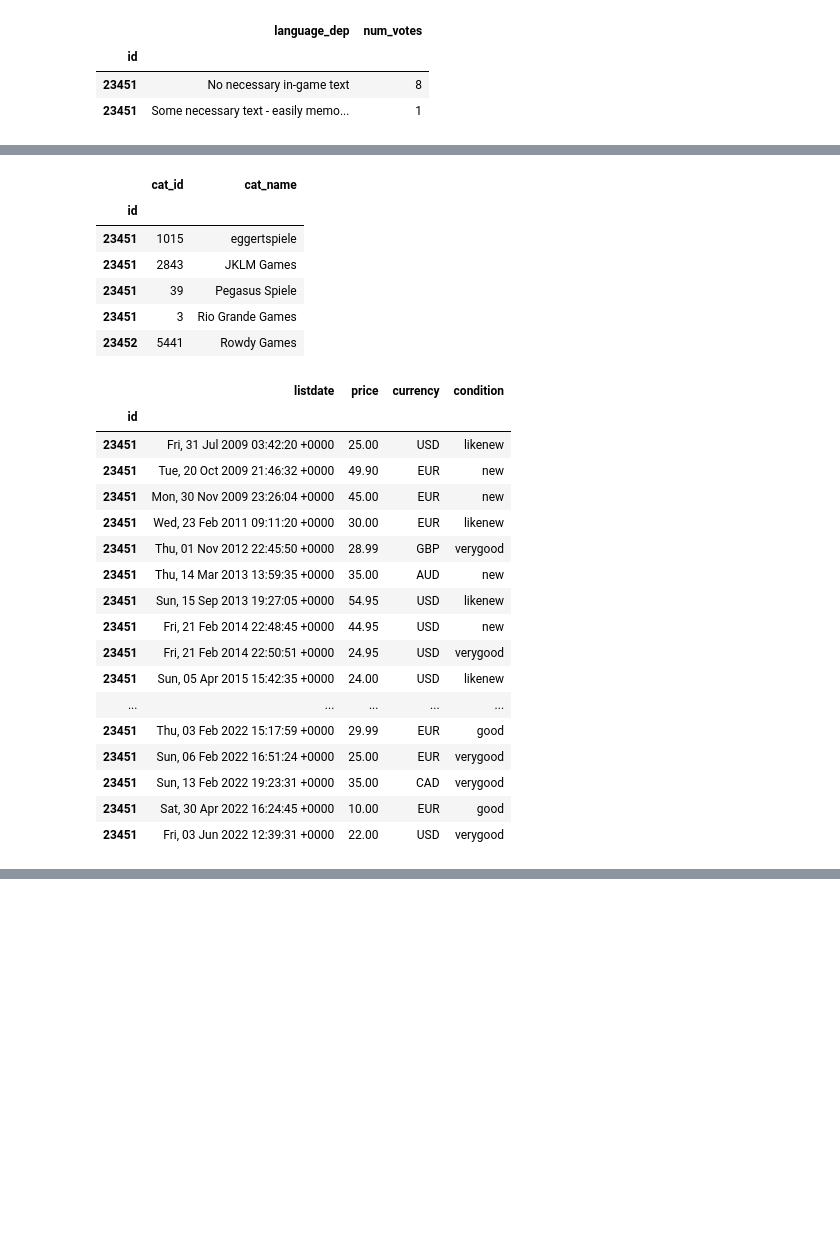
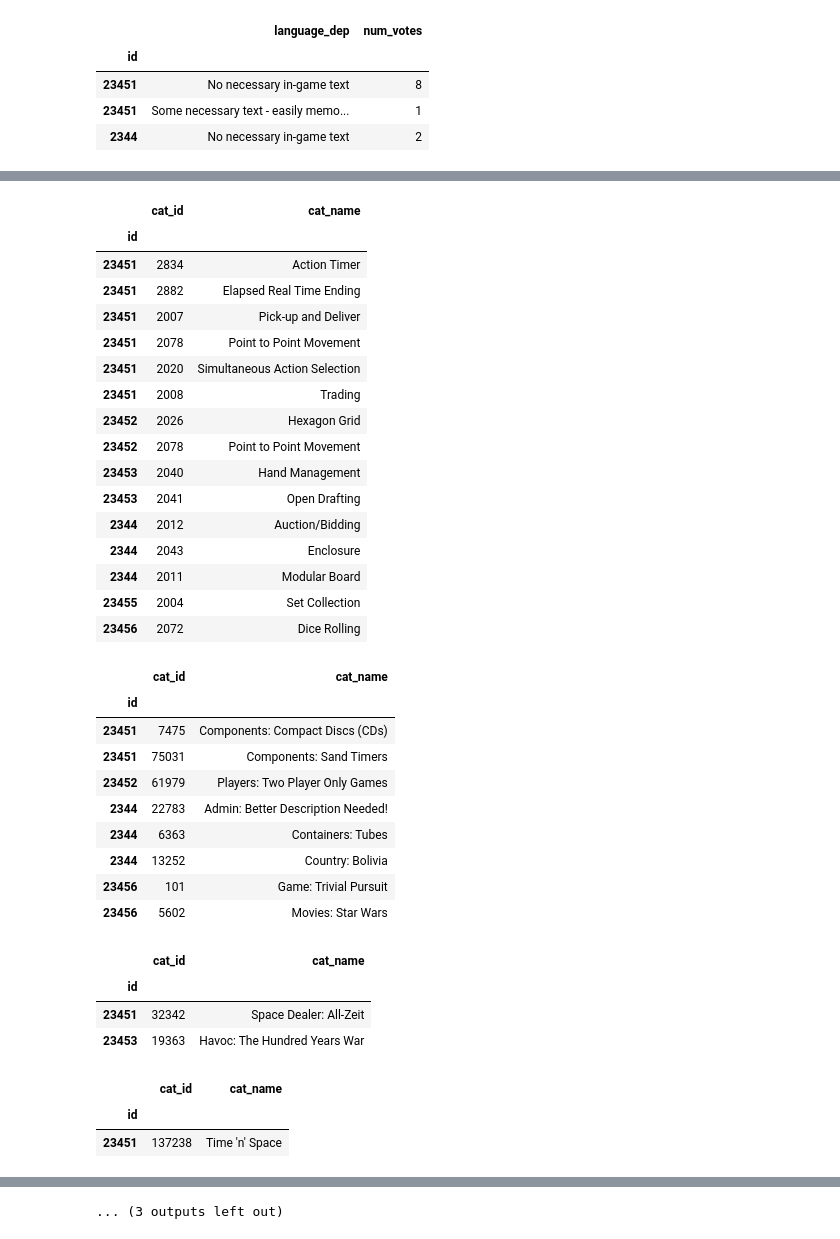
Before and after one commit to Daily-Lama-Capstone/Daily-Lama-Capstone, a Jupyter notebook: XML_parse_Salva.ipynb, the cells around one changed output, grey strips where cells are left out. Cells and saved outputs as stored; diff of their text form; code cells hidden in the pictures; blank space fills up the shorter version.

```diff
--- a/XML_parse_Salva.ipynb
+++ b/XML_parse_Salva.ipynb
@@ -35,7 +37,7 @@ for node in xtree:
     minplayingtime = node.find("minplaytime").get("value")
     minage = node.find("minage").get("value")
     for node2 in node.findall('name'):
-        name_d.append({"id": id ,"name": node2.attrib['value']})
+        name_d.append({"id": id ,"name": node2.attrib['value'],"type_name": node2.attrib['type']})
     for node2 in node.findall('link'):
         if node2.attrib['type'] == 'boardgamecategory':
             b_cat.append({"id": id ,"cat_id": node2.attrib['id'] ,"cat_name": node2.attrib['value']})
@@ -58,7 +60,7 @@ for node in xtree:
             for node4 in node3:
                 for node5 in node4:
                     if node5.attrib['numvotes'] != "0":
-                        nump_comm_d.append({"id": id ,"poll": node4.attrib["numplayers"], "note": node5.attrib['value'], "num_votes": node5.attrib['numvotes']})
+                        nump_comm_d.append({"id": id ,"num_players_recomm": node5.attrib['value'] + " for " + node4.attrib["numplayers"] + " player(s)", "num_votes": node5.attrib['numvotes']})
         if node3.attrib['name'] == 'suggested_playerage':
             for node4 in node3:
                 for node5 in node4:
@@ -117,6 +119,12 @@ display(df_poll)
 display(df_age_comm)
 display(df_lang_d_comm)
 display(df_b_cat)
+display(df_b_mech)
+display(b_family)
+display(b_expansion)
+display(b_implementation)
+display(b_designer)
+display(b_statistics)
 display(b_publisher)
 display(b_marketplace)
 # %% [output]
@@ -152,6 +177,7 @@ display(b_marketplace)
 | id |  |  |
 | 23451 | No necessary in-game text | 8 |
 | 23451 | Some necessary text - easily memo... | 1 |
+| 2344 | No necessary in-game text | 2 |
 |  | cat_id | cat_name |
 | id |  |  |
 | 23451 | 1029 | City Building |
@@ -162,25 +196,34 @@ display(b_marketplace)
 |  | cat_id | cat_name |
 | id |  |  |
-| 23451 | 1015 | eggertspiele |
-| 23451 | 2843 | JKLM Games |
-| 23451 | 39 | Pegasus Spiele |
-| 23451 | 3 | Rio Grande Games |
-| 23452 | 5441 | Rowdy Games |
+| 23451 | 2834 | Action Timer |
+| 23451 | 2882 | Elapsed Real Time Ending |
+| 23451 | 2007 | Pick-up and Deliver |
+| 23451 | 2078 | Point to Point Movement |
+| 23451 | 2020 | Simultaneous Action Selection |
+| 23451 | 2008 | Trading |
+| 23452 | 2026 | Hexagon Grid |
+| 23452 | 2078 | Point to Point Movement |
+| 23453 | 2040 | Hand Management |
+| 23453 | 2041 | Open Drafting |
+| 2344 | 2012 | Auction/Bidding |
+| 2344 | 2043 | Enclosure |
+| 2344 | 2011 | Modular Board |
+| 23455 | 2004 | Set Collection |
+| 23456 | 2072 | Dice Rolling |
-|  | listdate | price | currency | condition |
-| id |  |  |  |  |
-| 23451 | Fri, 31 Jul 2009 03:42:20 +0000 | 25.00 | USD | likenew |
-| 23451 | Tue, 20 Oct 2009 21:46:32 +0000 | 49.90 | EUR | new |
-| 23451 | Mon, 30 Nov 2009 23:26:04 +0000 | 45.00 | EUR | new |
-| 23451 | Wed, 23 Feb 2011 09:11:20 +0000 | 30.00 | EUR | likenew |
-| 23451 | Thu, 01 Nov 2012 22:45:50 +0000 | 28.99 | GBP | verygood |
-| 23451 | Thu, 14 Mar 2013 13:59:35 +0000 | 35.00 | AUD | new |
-| 23451 | Sun, 15 Sep 2013 19:27:05 +0000 | 54.95 | USD | likenew |
-| 23451 | Fri, 21 Feb 2014 22:48:45 +0000 | 44.95 | USD | new |
-| 23451 | Fri, 21 Feb 2014 22:50:51 +0000 | 24.95 | USD | verygood |
-| 23451 | Sun, 05 Apr 2015 15:42:35 +0000 | 24.00 | USD | likenew |
-| ... | ... | ... | ... | ... |
-| 23451 | Thu, 03 Feb 2022 15:17:59 +0000 | 29.99 | EUR | good |
-| 23451 | Sun, 06 Feb 2022 16:51:24 +0000 | 25.00 | EUR | verygood |
-| 23451 | Sun, 13 Feb 2022 19:23:31 +0000 | 35.00 | CAD | verygood |
-| 23451 | Sat, 30 Apr 2022 16:24:45 +0000 | 10.00 | EUR | good |
-| 23451 | Fri, 03 Jun 2022 12:39:31 +0000 | 22.00 | USD | verygood |
+|  | cat_id | cat_name |
+| id |  |  |
+| 23451 | 7475 | Components: Compact Discs (CDs) |
+| 23451 | 75031 | Components: Sand Timers |
+| 23452 | 61979 | Players: Two Player Only Games |
+| 2344 | 22783 | Admin: Better Description Needed! |
+| 2344 | 6363 | Containers: Tubes |
+| 2344 | 13252 | Country: Bolivia |
+| 23456 | 101 | Game: Trivial Pursuit |
+| 23456 | 5602 | Movies: Star Wars |
+|  | cat_id | cat_name |
+| id |  |  |
+| 23451 | 32342 | Space Dealer: All-Zeit |
+| 23453 | 19363 | Havoc: The Hundred Years War |
+|  | cat_id | cat_name |
+| id |  |  |
+| 23451 | 137238 | Time 'n' Space |
@@ -186,0 +247 @@ display(b_marketplace)
+... (3 outputs left out)
```
Also changed, not shown: parts of 4 cells of this notebook.
